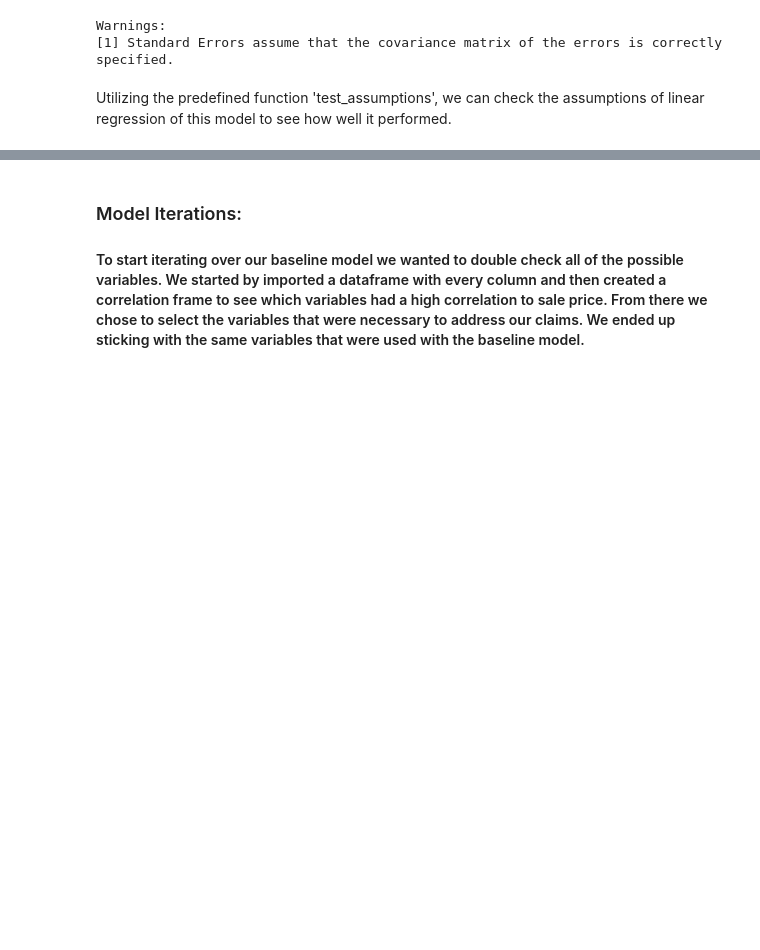
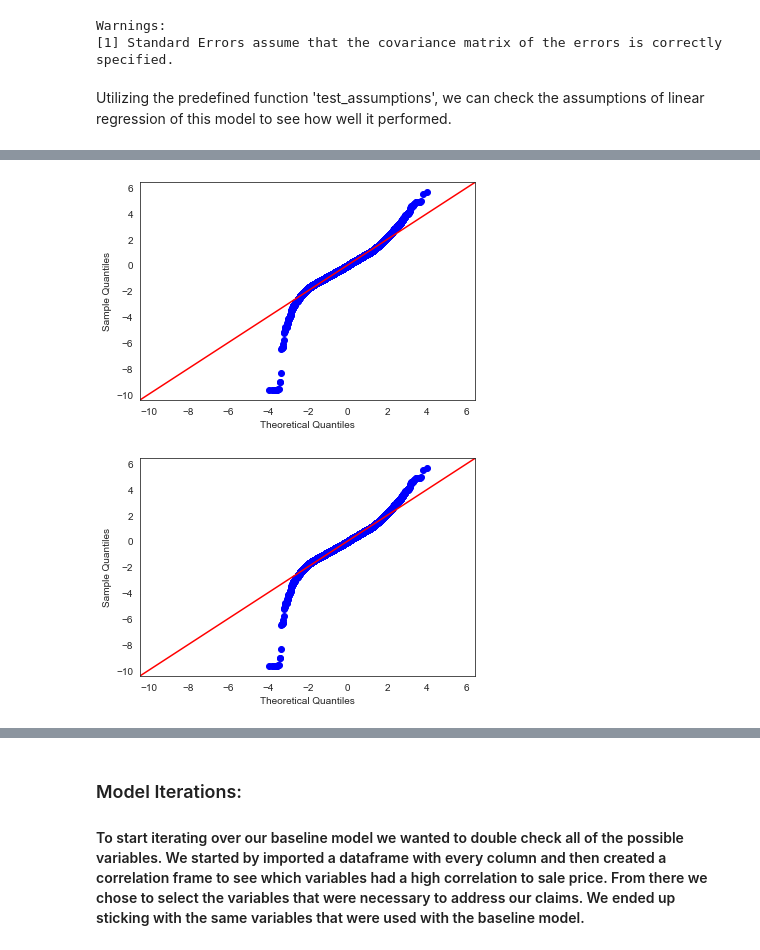
Before and after one commit to KarimOliver/mod_2_flatiron_project, a Jupyter notebook: notebooks/report/final_notebook.ipynb, the cells around one changed output, grey strips where cells are left out. Saved outputs shown, nothing was run; the diff lists cells and outputs as text; code cells hidden in the pictures; blank space fills up the shorter version.

```diff
--- a/notebooks/report/final_notebook.ipynb
+++ b/notebooks/report/final_notebook.ipynb
@@ -198,0 +205,5 @@ Utilizing the predefined function 'test_assumptions', we can check the assumptio
+# %%
+jw.sm.graphics.qqplot(model.resid, dist=jw.stats.norm, line='45', fit=True)
+# %% [output]
+[figure, added]
+[figure, added]
```
Also changed, not shown: parts of 6 cells of this notebook, 2 other files.
